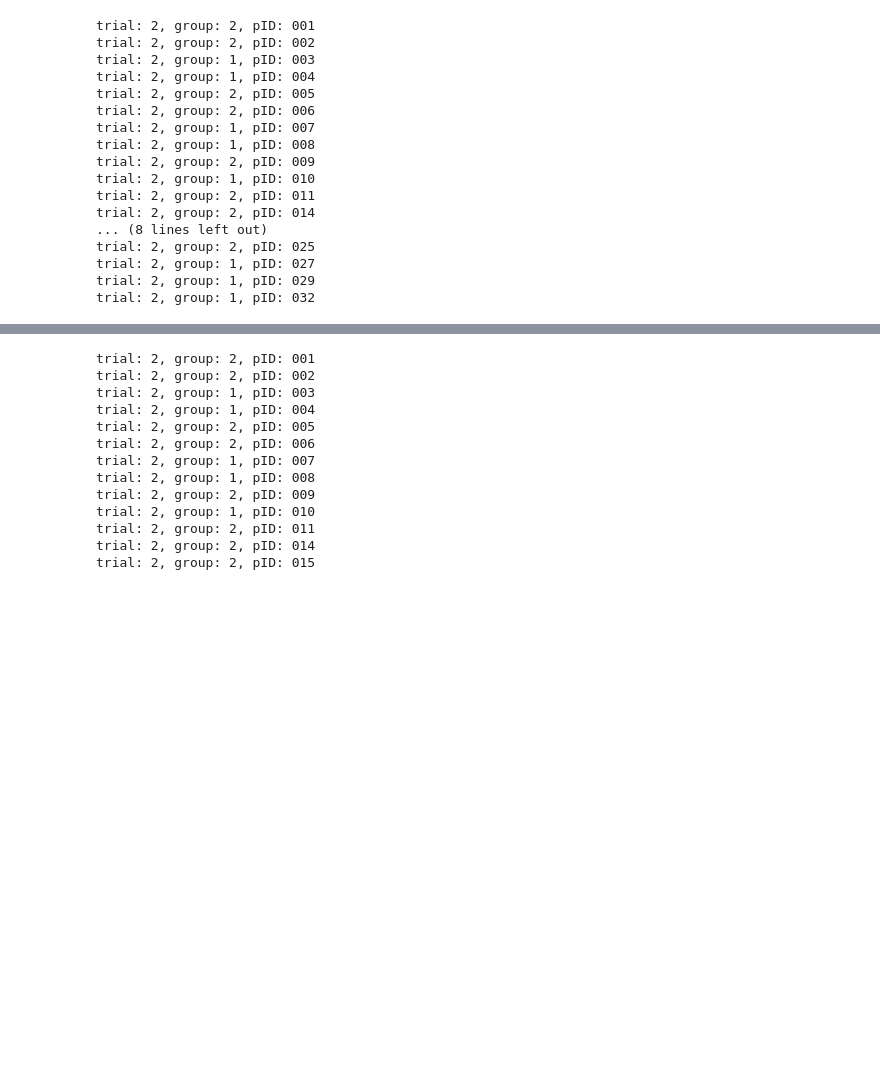
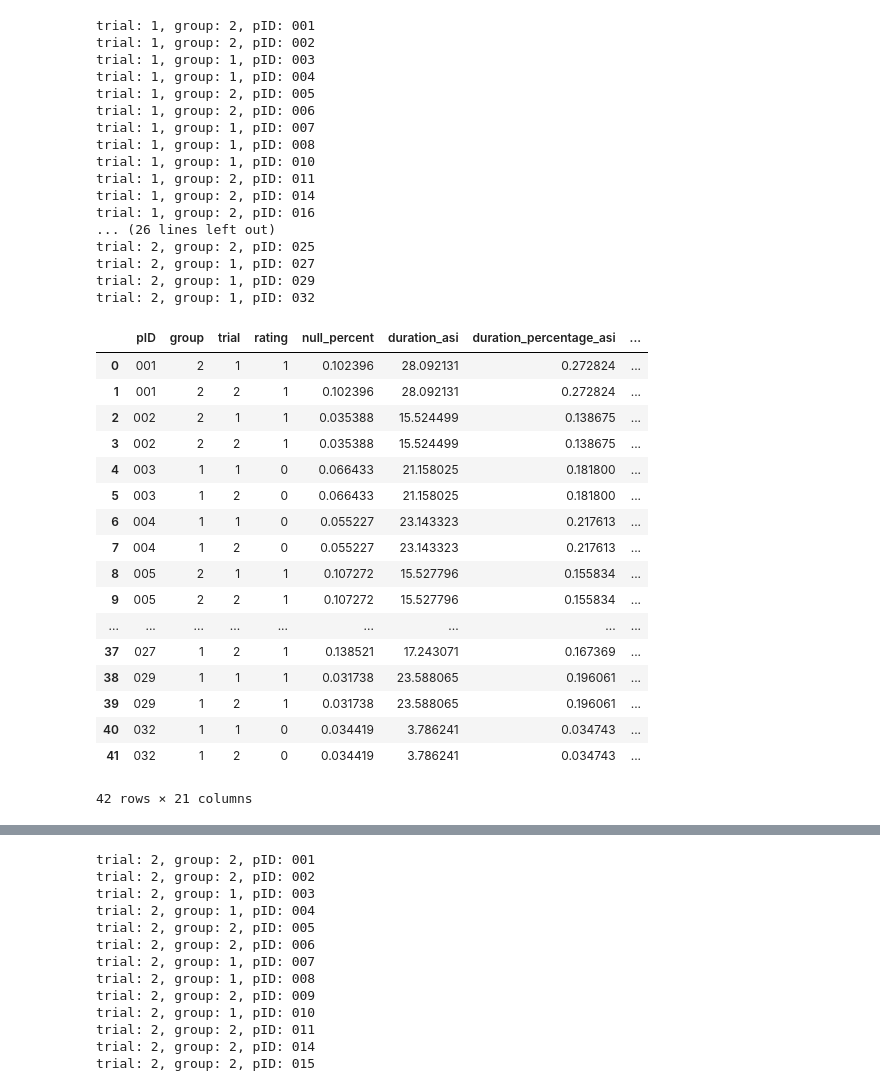
Before and after one commit to habom2310/eye-tracking-in-aviation, a Jupyter notebook: test between trials.ipynb, the cells around one changed output, grey strips where cells are left out. Cells and saved outputs as stored; diff of their text form; code cells hidden in the pictures; blank space fills up the shorter version.

```diff
--- a/test between trials.ipynb
+++ b/test between trials.ipynb
@@ -23,20 +28,41 @@ mongo.connect()
 # %%
-df_dwell = bulk_run.run_dwell_stats(trial=2)
+df_dwell = bulk_run.run_dwell_stats({})
 # %% [output]
-trial: 2, group: 2, pID: 001
-trial: 2, group: 2, pID: 002
-trial: 2, group: 1, pID: 003
-trial: 2, group: 1, pID: 004
-trial: 2, group: 2, pID: 005
-trial: 2, group: 2, pID: 006
-trial: 2, group: 1, pID: 007
-trial: 2, group: 1, pID: 008
-trial: 2, group: 2, pID: 009
-trial: 2, group: 1, pID: 010
-trial: 2, group: 2, pID: 011
-trial: 2, group: 2, pID: 014
-... (8 lines left out)
+trial: 1, group: 2, pID: 001
+trial: 1, group: 2, pID: 002
+trial: 1, group: 1, pID: 003
+trial: 1, group: 1, pID: 004
+trial: 1, group: 2, pID: 005
+trial: 1, group: 2, pID: 006
+trial: 1, group: 1, pID: 007
+trial: 1, group: 1, pID: 008
+trial: 1, group: 1, pID: 010
+trial: 1, group: 2, pID: 011
+trial: 1, group: 2, pID: 014
+trial: 1, group: 2, pID: 016
+... (26 lines left out)
 trial: 2, group: 2, pID: 025
 trial: 2, group: 1, pID: 027
 trial: 2, group: 1, pID: 029
 trial: 2, group: 1, pID: 032
+# %%
+df_dwell
+# %% [output]
+|  | pID | group | trial | rating | null_percent | duration_asi | duration_percentage_asi | ... |
+| 0 | 001 | 2 | 1 | 1 | 0.102396 | 28.092131 | 0.272824 | ... |
+| 1 | 001 | 2 | 2 | 1 | 0.102396 | 28.092131 | 0.272824 | ... |
+| 2 | 002 | 2 | 1 | 1 | 0.035388 | 15.524499 | 0.138675 | ... |
+| 3 | 002 | 2 | 2 | 1 | 0.035388 | 15.524499 | 0.138675 | ... |
+| 4 | 003 | 1 | 1 | 0 | 0.066433 | 21.158025 | 0.181800 | ... |
+| 5 | 003 | 1 | 2 | 0 | 0.066433 | 21.158025 | 0.181800 | ... |
+| 6 | 004 | 1 | 1 | 0 | 0.055227 | 23.143323 | 0.217613 | ... |
+| 7 | 004 | 1 | 2 | 0 | 0.055227 | 23.143323 | 0.217613 | ... |
+| 8 | 005 | 2 | 1 | 1 | 0.107272 | 15.527796 | 0.155834 | ... |
+| 9 | 005 | 2 | 2 | 1 | 0.107272 | 15.527796 | 0.155834 | ... |
+| ... | ... | ... | ... | ... | ... | ... | ... | ... |
+| 37 | 027 | 1 | 2 | 1 | 0.138521 | 17.243071 | 0.167369 | ... |
+| 38 | 029 | 1 | 1 | 1 | 0.031738 | 23.588065 | 0.196061 | ... |
+| 39 | 029 | 1 | 2 | 1 | 0.031738 | 23.588065 | 0.196061 | ... |
+| 40 | 032 | 1 | 1 | 0 | 0.034419 | 3.786241 | 0.034743 | ... |
+| 41 | 032 | 1 | 2 | 0 | 0.034419 | 3.786241 | 0.034743 | ... |
+42 rows × 21 columns
```
Also changed, not shown: parts of 24 cells of this notebook, 9 other files.
